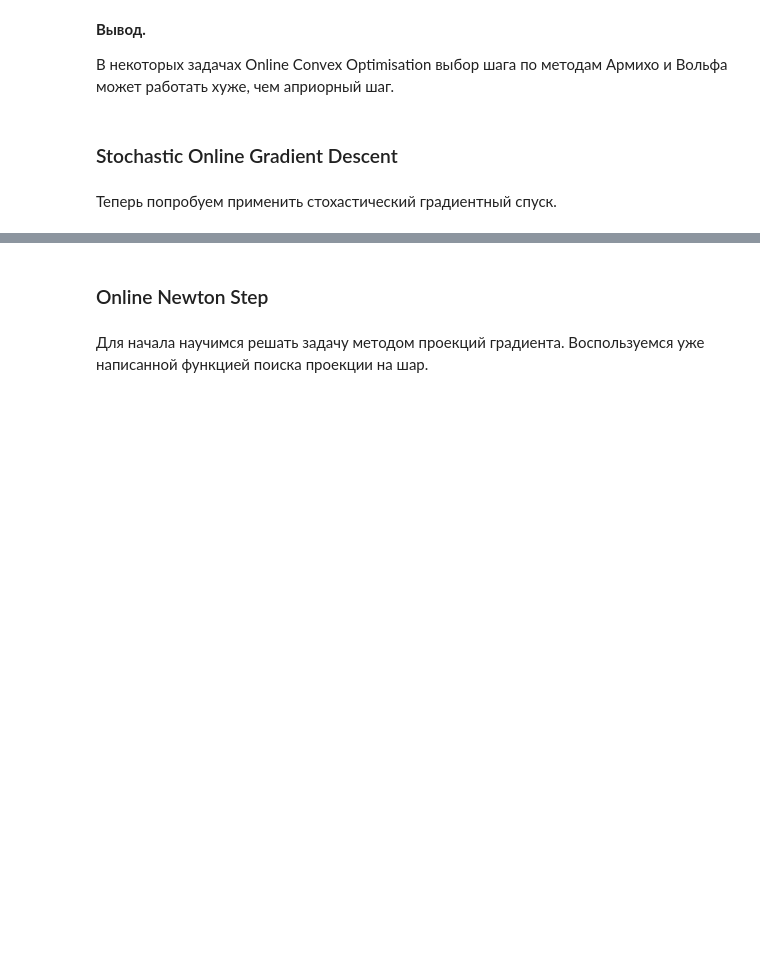
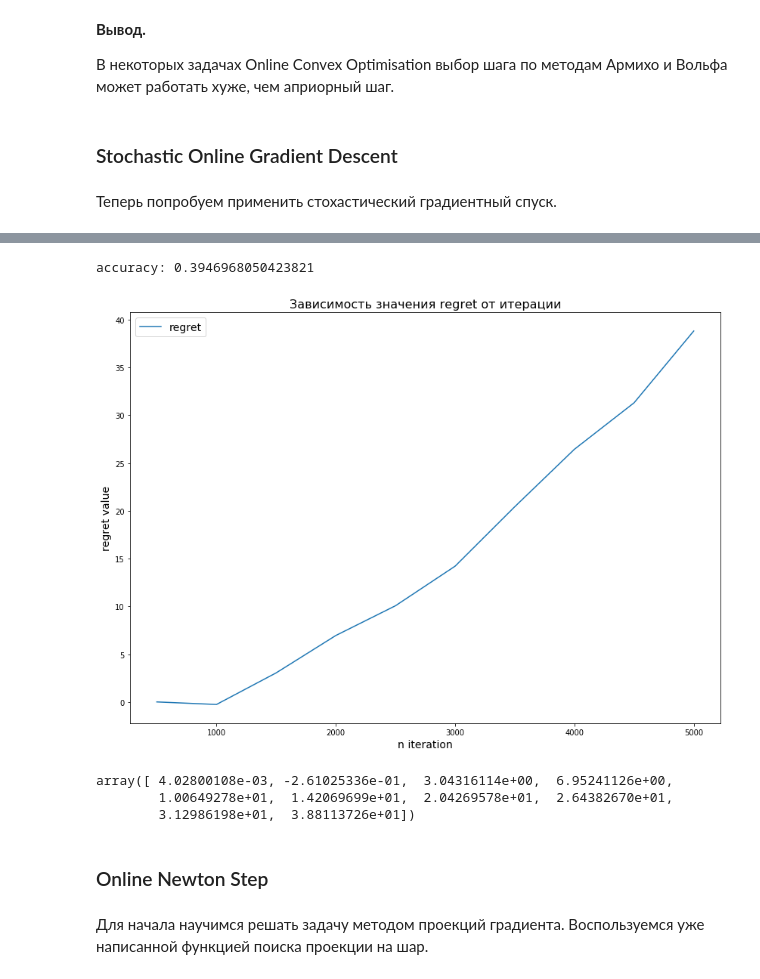
Before and after one commit to MikeLepekhin/Online-Convex-Optimisation, a Jupyter notebook: project.ipynb, the cells around one changed output, grey strips where cells are left out. Saved outputs shown, nothing was run; the diff lists cells and outputs as text; code cells hidden in the pictures; blank space fills up the shorter version.

```diff
--- a/project.ipynb
+++ b/project.ipynb
@@ -374,3 +394,11 @@ def stoch_OGD(x0, T, regrets=None, param_G=G, param_D=D, step_search=None):
+# %%
+plot_regrets_every_500(stoch_OGD(np.hstack(([R], np.zeros(d - 1))), len(spam_data), regrets=None, S=10))
+# %% [output]
+accuracy: 0.3946968050423821
+[figure, added]
+array([ 4.02800108e-03, -2.61025336e-01,  3.04316114e+00,  6.95241126e+00,
+        1.00649278e+01,  1.42069699e+01,  2.04269578e+01,  2.64382670e+01,
+        3.12986198e+01,  3.88113726e+01])
 # %% [markdown]
 ### Online Newton Step
 # %% [markdown]
```
Also changed, not shown: parts of 23 cells of this notebook.
